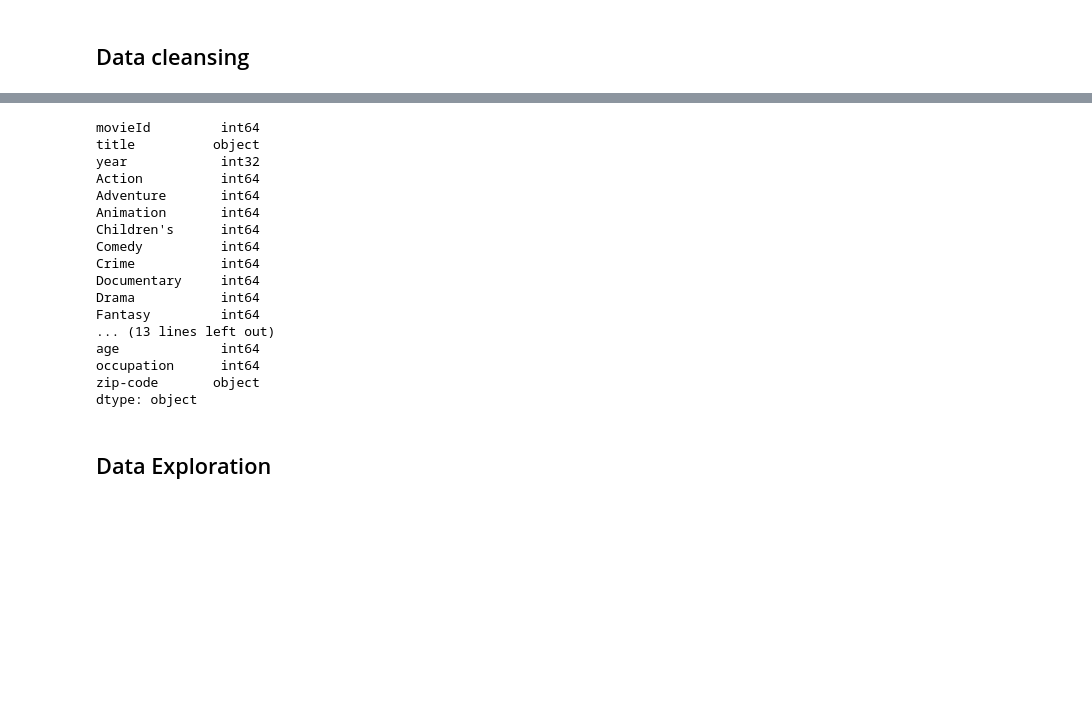
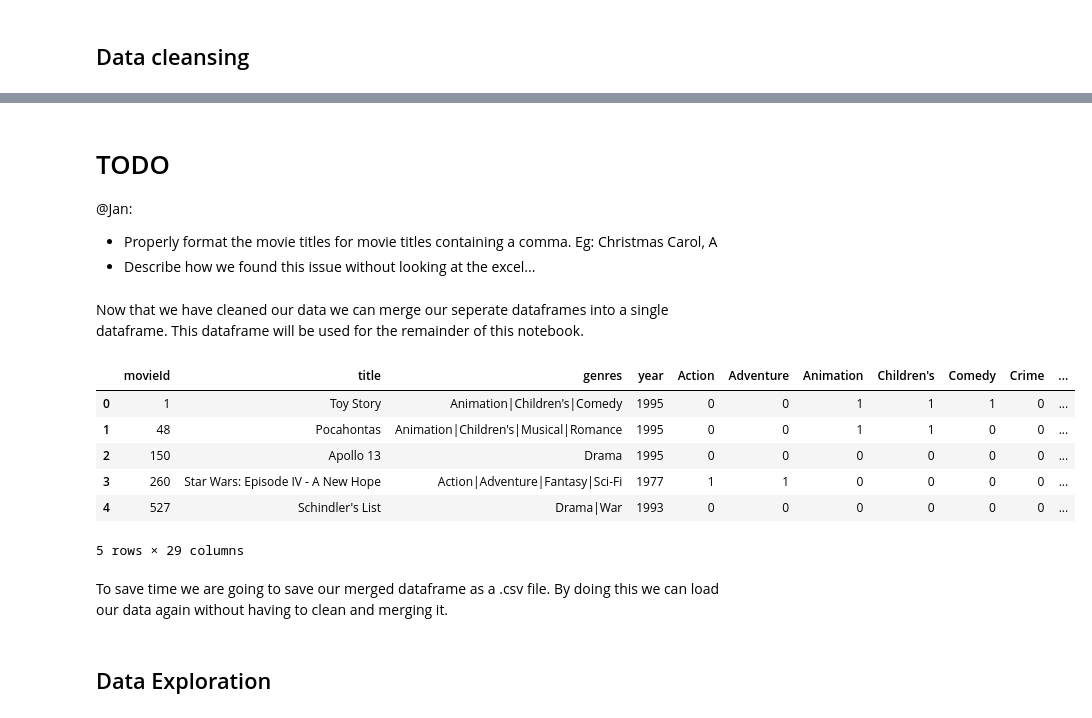
Before and after one commit to FabioArdi/morebo, a Jupyter notebook: main.ipynb, the cells around one changed output, grey strips where cells are left out. Drawn from its saved outputs; the diff is of its cells as text; code cells hidden in the pictures; blank space fills up the shorter version.

```diff
--- a/main.ipynb
+++ b/main.ipynb
@@ -59,28 +86,24 @@ movies = movies.drop('genres', axis=1)
+# %% [markdown]
+# TODO
+@Jan:<br>
+- Properly format the movie titles for movie titles containing a comma. Eg: Christmas Carol, A
+- Describe how we found this issue without looking at the excel...
+# %% [markdown]
+Now that we have cleaned our data we can merge our seperate dataframes into a single dataframe. This dataframe will be used for the remainder of this notebook.
 # %%
 # Merge the data
 merged = pd.merge(movies, ratings, on='movieId', how='inner')
 merged = pd.merge(merged, users, on='userId', how='inner')
 merged.head()
-
-# Display data types of the merged data
-merged.dtypes
 # %% [output]
+|  | movieId | title | genres | year | Action | Adventure | Animation | Children's | Comedy | Crime | ... |
+| 0 | 1 | Toy Story | Animation|Children's|Comedy | 1995 | 0 | 0 | 1 | 1 | 1 | 0 | ... |
+| 1 | 48 | Pocahontas | Animation|Children's|Musical|Romance | 1995 | 0 | 0 | 1 | 1 | 0 | 0 | ... |
+| 2 | 150 | Apollo 13 | Drama | 1995 | 0 | 0 | 0 | 0 | 0 | 0 | ... |
+| 3 | 260 | Star Wars: Episode IV - A New Hope | Action|Adventure|Fantasy|Sci-Fi | 1977 | 1 | 1 | 0 | 0 | 0 | 0 | ... |
+| 4 | 527 | Schindler's List | Drama|War | 1993 | 0 | 0 | 0 | 0 | 0 | 0 | ... |
-movieId         int64
-title          object
-year            int32
-Action          int64
-Adventure       int64
-Animation       int64
-Children's      int64
-Comedy          int64
-Crime           int64
-Documentary     int64
-Drama           int64
-Fantasy         int64
-... (13 lines left out)
-age             int64
-occupation      int64
-zip-code       object
-dtype: object
+5 rows × 29 columns
+# %% [markdown]
+To save time we are going to save our merged dataframe as a .csv file. By doing this we can load our data again without having to clean and merging it.
 # %%
 # Save the merged dataset as a new csv file
```
Also changed, not shown: parts of 12 cells of this notebook, 1 other file.
